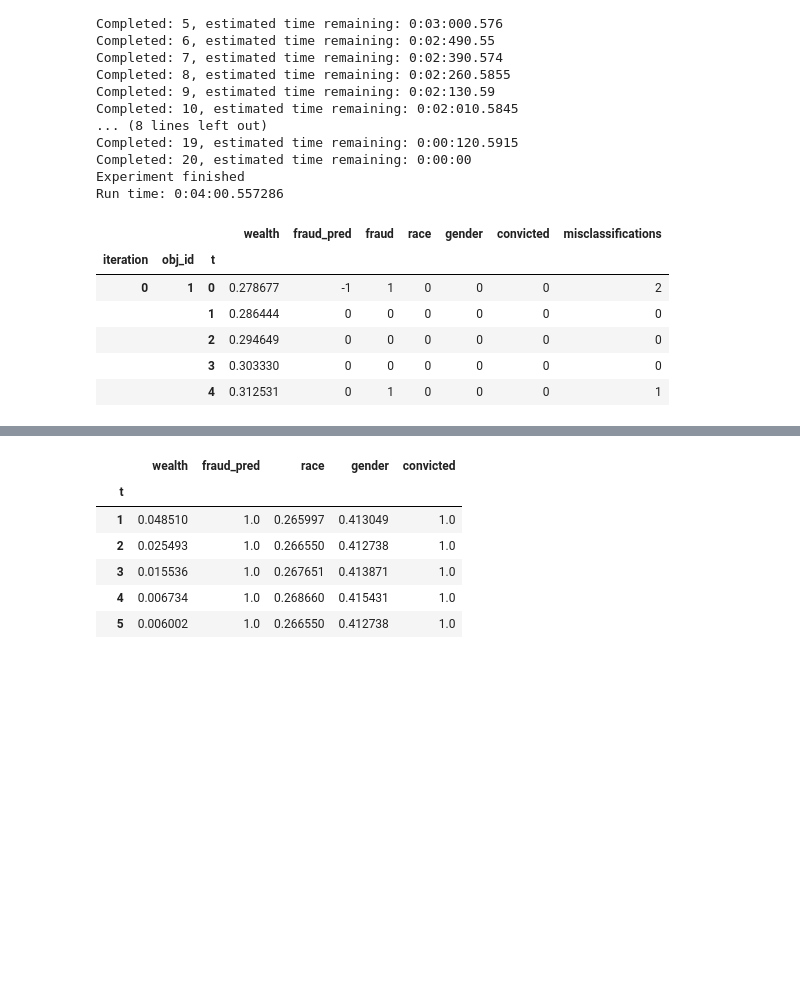
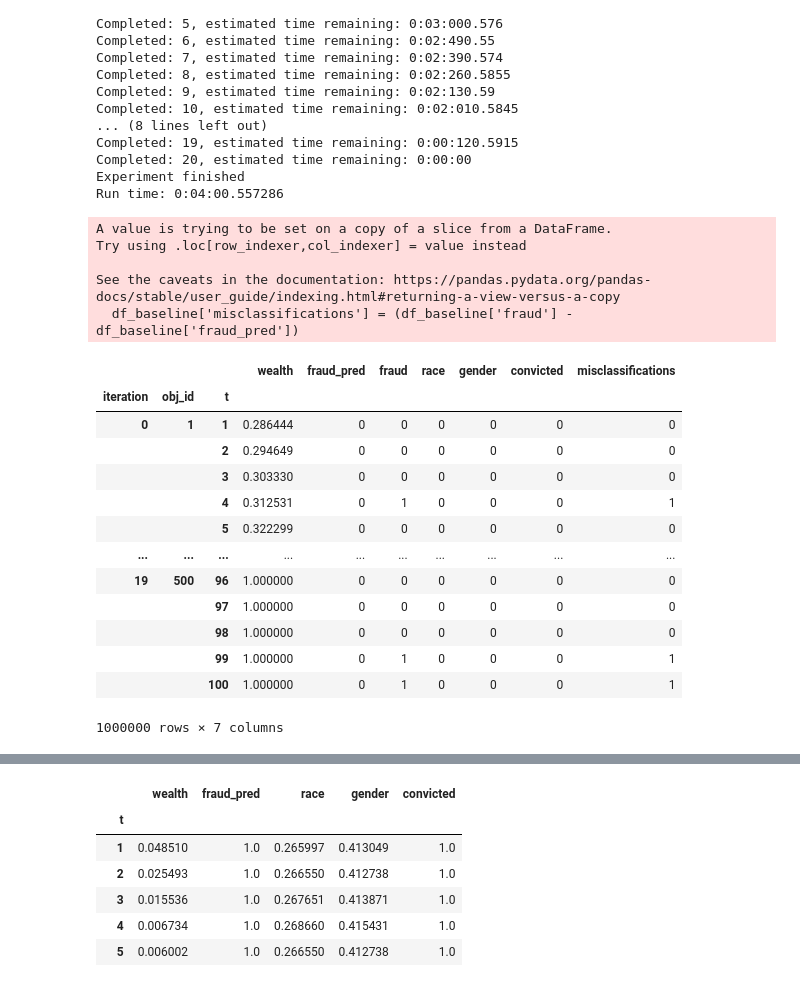
Before and after one commit to Le-Ty/abm_dm_impact, a Jupyter notebook: basic/notebooks/expi_fraud_clf.ipynb, the cells around one changed output, grey strips where cells are left out. Drawn from its saved outputs; the diff is of its cells as text; code cells hidden in the pictures; blank space fills up the shorter version.

```diff
--- a/basic/notebooks/expi_fraud_clf.ipynb
+++ b/basic/notebooks/expi_fraud_clf.ipynb
@@ -127,12 +127,27 @@ Run time: 0:04:00.557286
 # %%
 df_baseline['misclassifications'] = (df_baseline['fraud'] - df_baseline['fraud_pred'])
 df_baseline[df_baseline['fraud_pred'] ==0]['wealth'].min()
+
 df_baseline.head()
+df_baseline = df_baseline[df_baseline.fraud_pred != -1]
+df_baseline
 # %% [output]
+A value is trying to be set on a copy of a slice from a DataFrame.
+Try using .loc[row_indexer,col_indexer] = value instead
+
+See the caveats in the documentation: https://pandas.pydata.org/pandas-docs/stable/user_guide/indexing.html#returning-a-view-versus-a-copy
+  df_baseline['misclassifications'] = (df_baseline['fraud'] - df_baseline['fraud_pred'])
 |  |  |  | wealth | fraud_pred | fraud | race | gender | convicted | misclassifications |
 | iteration | obj_id | t |  |  |  |  |  |  |  |
-| 0 | 1 | 0 | 0.278677 | -1 | 1 | 0 | 0 | 0 | 2 |
-|  |  | 1 | 0.286444 | 0 | 0 | 0 | 0 | 0 | 0 |
+| 0 | 1 | 1 | 0.286444 | 0 | 0 | 0 | 0 | 0 | 0 |
 |  |  | 2 | 0.294649 | 0 | 0 | 0 | 0 | 0 | 0 |
 |  |  | 3 | 0.303330 | 0 | 0 | 0 | 0 | 0 | 0 |
 |  |  | 4 | 0.312531 | 0 | 1 | 0 | 0 | 0 | 1 |
+|  |  | 5 | 0.322299 | 0 | 0 | 0 | 0 | 0 | 0 |
+| ... | ... | ... | ... | ... | ... | ... | ... | ... | ... |
+| 19 | 500 | 96 | 1.000000 | 0 | 0 | 0 | 0 | 0 | 0 |
+|  |  | 97 | 1.000000 | 0 | 0 | 0 | 0 | 0 | 0 |
+|  |  | 98 | 1.000000 | 0 | 0 | 0 | 0 | 0 | 0 |
+|  |  | 99 | 1.000000 | 0 | 1 | 0 | 0 | 0 | 1 |
+|  |  | 100 | 1.000000 | 0 | 1 | 0 | 0 | 0 | 1 |
+1000000 rows × 7 columns
```
Also changed, not shown: parts of 6 cells of this notebook, 1 other file.
